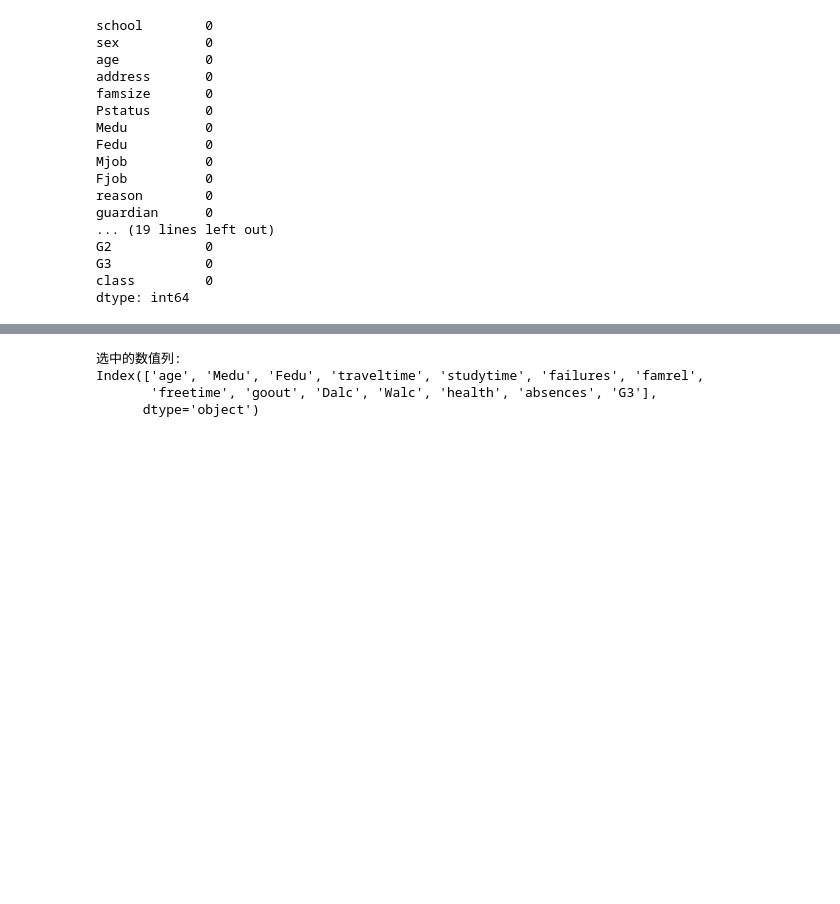
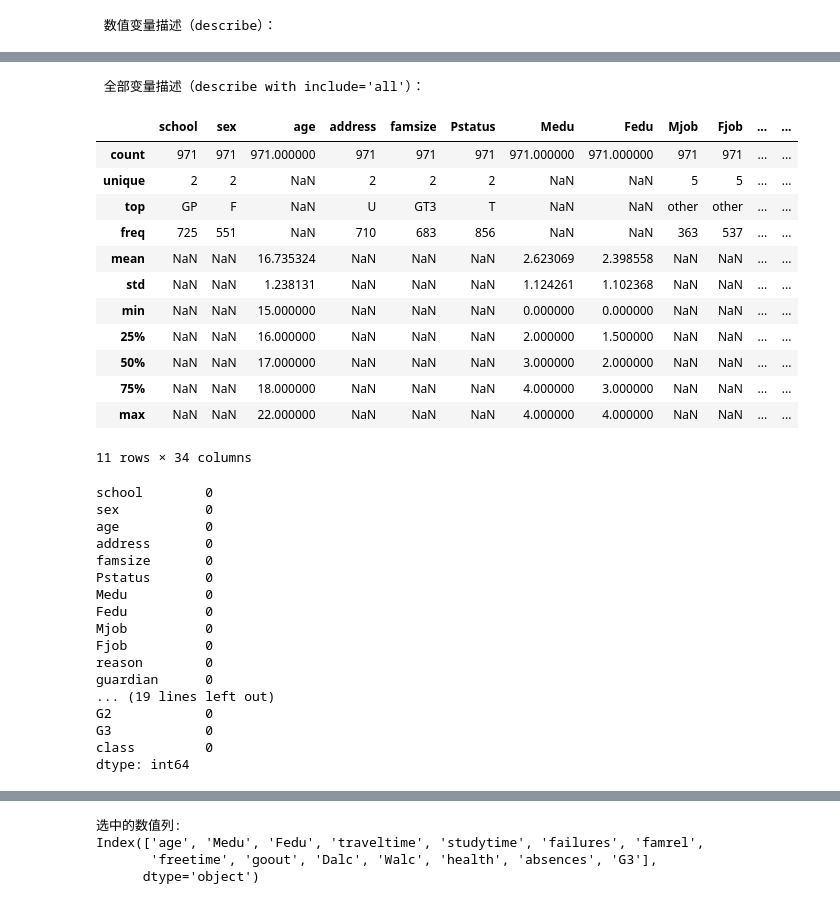
Before and after one commit to ChenQimu/tpu_8EM41_ML_course, a Jupyter notebook: 10/data/scripts/eda_analysis.ipynb, the cells around one changed output, grey strips where cells are left out. Cells and saved outputs as stored; diff of their text form; code cells hidden in the pictures; blank space fills up the shorter version.

```diff
--- a/10/data/scripts/eda_analysis.ipynb
+++ b/10/data/scripts/eda_analysis.ipynb
@@ -22,6 +22,14 @@ df_combined[numeric_cols] = df_combined[numeric_cols].fillna(df_combined[numeric
 # 填充分类列的缺失值（使用最常见的类别填充）
 df_combined[categorical_cols] = df_combined[categorical_cols].apply(lambda x: x.fillna(x.mode()[0]))
 
+#  数值变量统计描述（包括均值、标准差、最大最小等）
+print(" 数值变量描述（describe）：")
+display(df_combined.describe())
+
+#  所有变量统计（包含分类变量的唯一值、频率等）
+print(" 全部变量描述（describe with include='all'）：")
+display(df_combined.describe(include='all'))
+
 # 检查是否还有缺失值
 print(df_combined.isnull().sum())
 
@@ -34,20 +42,4 @@ sns.heatmap(correlation_matrix, annot=True, fmt=".2f", cmap="coolwarm")
 plt.title("Correlation Matrix")
 plt.show()
 # %% [output]
-school        0
-sex           0
-age           0
-address       0
-famsize       0
-Pstatus       0
-Medu          0
-Fedu          0
-Mjob          0
-Fjob          0
-reason        0
-guardian      0
-... (19 lines left out)
-G2            0
-G3            0
-class         0
-dtype: int64
+ 数值变量描述（describe）：
@@ -54,3 +55,34 @@ dtype: int64
+ 全部变量描述（describe with include='all'）：
+|  | school | sex | age | address | famsize | Pstatus | Medu | Fedu | Mjob | Fjob | ... | ... |
+| count | 971 | 971 | 971.000000 | 971 | 971 | 971 | 971.000000 | 971.000000 | 971 | 971 | ... | ... |
+| unique | 2 | 2 | NaN | 2 | 2 | 2 | NaN | NaN | 5 | 5 | ... | ... |
+| top | GP | F | NaN | U | GT3 | T | NaN | NaN | other | other | ... | ... |
+| freq | 725 | 551 | NaN | 710 | 683 | 856 | NaN | NaN | 363 | 537 | ... | ... |
+| mean | NaN | NaN | 16.735324 | NaN | NaN | NaN | 2.623069 | 2.398558 | NaN | NaN | ... | ... |
+| std | NaN | NaN | 1.238131 | NaN | NaN | NaN | 1.124261 | 1.102368 | NaN | NaN | ... | ... |
+| min | NaN | NaN | 15.000000 | NaN | NaN | NaN | 0.000000 | 0.000000 | NaN | NaN | ... | ... |
+| 25% | NaN | NaN | 16.000000 | NaN | NaN | NaN | 2.000000 | 1.500000 | NaN | NaN | ... | ... |
+| 50% | NaN | NaN | 17.000000 | NaN | NaN | NaN | 3.000000 | 2.000000 | NaN | NaN | ... | ... |
+| 75% | NaN | NaN | 18.000000 | NaN | NaN | NaN | 4.000000 | 3.000000 | NaN | NaN | ... | ... |
+| max | NaN | NaN | 22.000000 | NaN | NaN | NaN | 4.000000 | 4.000000 | NaN | NaN | ... | ... |
+11 rows × 34 columns
+school        0
+sex           0
+age           0
+address       0
+famsize       0
+Pstatus       0
+Medu          0
+Fedu          0
+Mjob          0
+Fjob          0
+reason        0
+guardian      0
+... (19 lines left out)
+G2            0
+G3            0
+class         0
+dtype: int64
 [figure]
 # %%
 import pandas as pd
```
Also changed, not shown: parts of 8 cells of this notebook, 36 other files.
